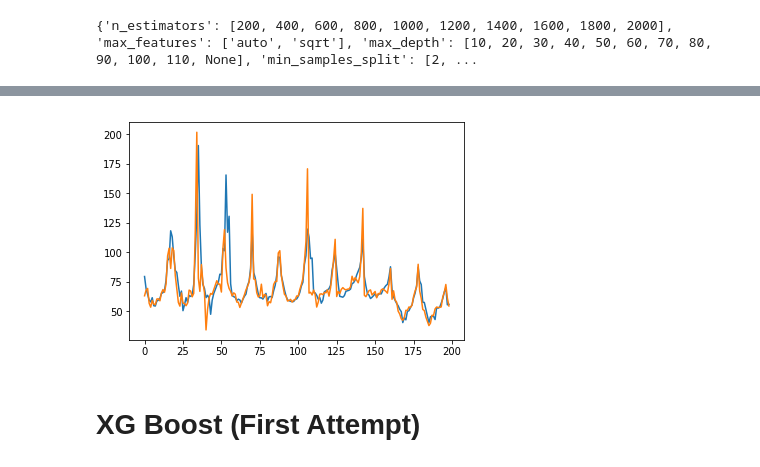
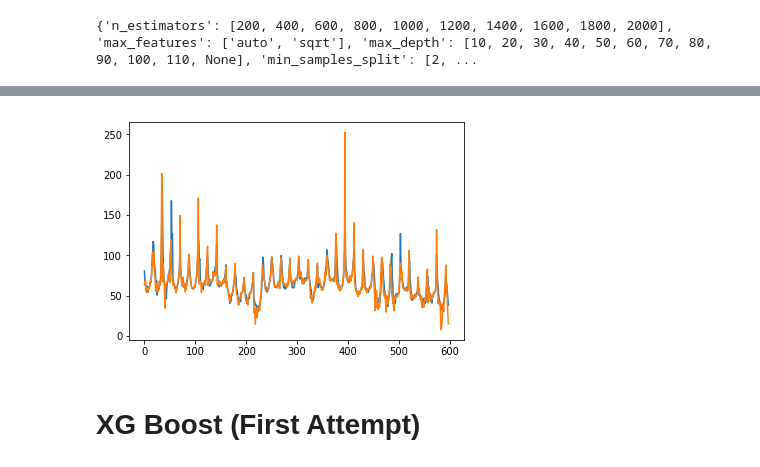
Before and after one commit to DonaldTurton/AT2_Advanced_Data_Algorithms, a Jupyter notebook: AT2_GetData.ipynb, the cells around one changed output, grey strips where cells are left out. Saved outputs shown, nothing was run; the diff lists cells and outputs as text; code cells hidden in the pictures.

```diff
--- a/AT2_GetData.ipynb
+++ b/AT2_GetData.ipynb
@@ -280,13 +283,13 @@ rf_random.best_params_
 # %%
 # Lets plot the actual vs predicted results of the model
 
-pred_sub = predictions[1:200]
-yTest_sub = np.array(yTest[1:200])
+pred_sub = predictions[1:600]
+yTest_sub = np.array(yTest[1:600])
 
 #yTest_sub
 #pred_sub
 plt.plot(pred_sub)
 plt.plot(yTest_sub)
 plt.show()
 # %% [output]
-[figure, old version]
+[figure, new version]
```
Also changed, not shown: parts of 6 cells of this notebook.
